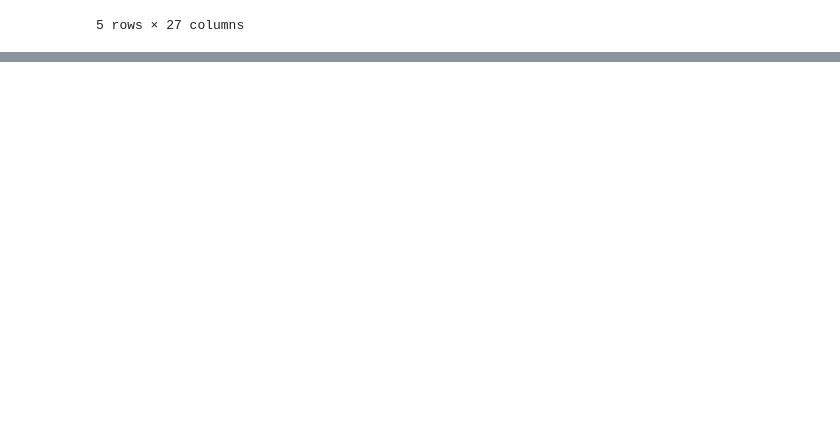
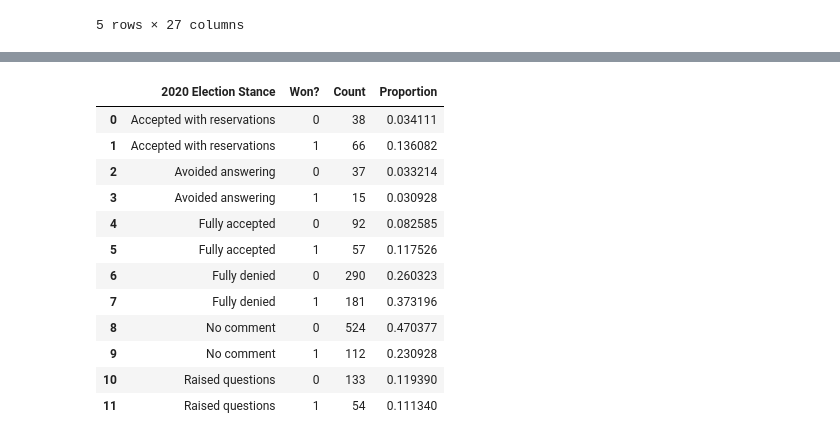
Before and after one commit to sarsong/data102proj, a Jupyter notebook: vivian_eda.ipynb, the cells around one changed output, grey strips where cells are left out. Saved outputs shown, nothing was run; the diff lists cells and outputs as text; code cells hidden in the pictures; blank space fills up the shorter version.

```diff
--- a/vivian_eda.ipynb
+++ b/vivian_eda.ipynb
@@ -26,0 +49,4 @@ reps.head()
+# %%
+reps['Runoff Outcome'] = reps['Runoff Outcome'].map({'Lost': 0, 'Won': 1, np.NaN: 0})
+reps['Final Outcome'] = reps['Primary Outcome'].map({'Lost': 0, 'Made runoff': 0, 'Won': 1})
+reps['Final Outcome'] = np.array(reps['Final Outcome']) + np.array(reps['Runoff Outcome'])
@@ -26,0 +68,3 @@ reps.head()
+# %%
+reps_outcome = reps.groupby(['2020 Election Stance', 'Final Outcome']).count()
+reps_outcome = reps_outcome.reset_index()[['2020 Election Stance', 'Final Outcome', 'Candidate']].rename(columns = {'Candidate': 'Count', 'Final Outcome': 'Won?'})
@@ -26,0 +87,23 @@ reps.head()
+# %%
+def density_win(row):
+    if row['Won?'] == 0:
+        return row['Count'] / np.count_nonzero(reps['Final Outcome'] == 0)
+    elif row['Won?'] == 1:
+        return row['Count'] / np.count_nonzero(reps['Final Outcome'])
+# %%
+reps_outcome['Proportion'] = reps_outcome[['Won?', 'Count']].apply(density_win, axis = 1)
+reps_outcome
+# %% [output]
+|  | 2020 Election Stance | Won? | Count | Proportion |
+| 0 | Accepted with reservations | 0 | 38 | 0.034111 |
+| 1 | Accepted with reservations | 1 | 66 | 0.136082 |
+| 2 | Avoided answering | 0 | 37 | 0.033214 |
+| 3 | Avoided answering | 1 | 15 | 0.030928 |
+| 4 | Fully accepted | 0 | 92 | 0.082585 |
+| 5 | Fully accepted | 1 | 57 | 0.117526 |
+| 6 | Fully denied | 0 | 290 | 0.260323 |
+| 7 | Fully denied | 1 | 181 | 0.373196 |
+| 8 | No comment | 0 | 524 | 0.470377 |
+| 9 | No comment | 1 | 112 | 0.230928 |
+| 10 | Raised questions | 0 | 133 | 0.119390 |
+| 11 | Raised questions | 1 | 54 | 0.111340 |
```
Also changed, not shown: parts of 19 cells of this notebook.
